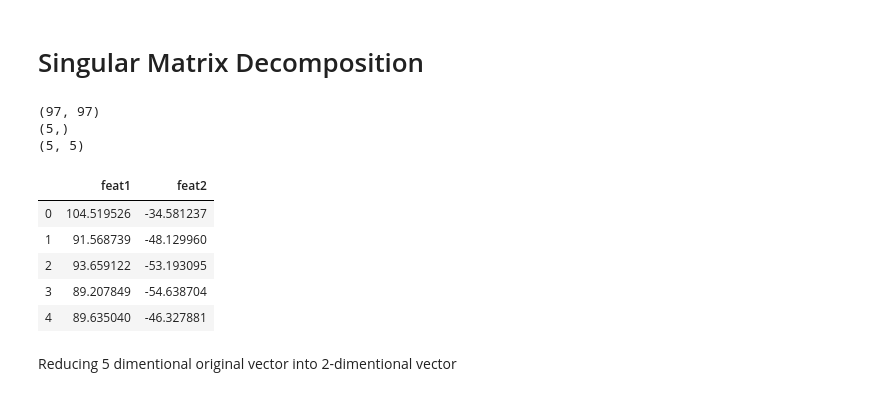
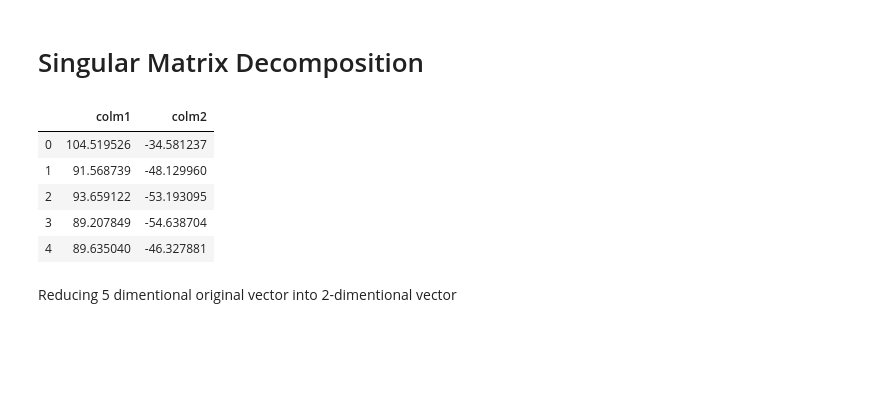
Before and after one commit to Nku64/Assignment, a Jupyter notebook: DataSetPCA.ipynb, the cells around one changed output. Drawn from its saved outputs; the diff is of its cells as text; code cells hidden in the pictures; blank space fills up the shorter version.

```diff
--- a/DataSetPCA.ipynb
+++ b/DataSetPCA.ipynb
@@ -155,23 +155,16 @@ new_dataframe3=pd.DataFrame(data=new_dataset3,columns=['feat1','feat2','feat3'])
 from sklearn.decomposition import TruncatedSVD as SVD
 # %%
 U, s, V = np.linalg.svd(x_vec)
-print(U.shape)
-print(s.shape)
-print(V.shape)
-# %% [output]
-(97, 97)
-(5,)
-(5, 5)
 # %%
 cum_sum=np.cumsum(s)
 # %%
 svd=SVD(2)
 x_reduced=svd.fit_transform(x_vec)
 # %%
-x_red_dataframe=pd.DataFrame(data=x_reduced,columns=['feat1','feat2'])
+x_red_dataframe=pd.DataFrame(data=x_reduced,columns=['colm1','colm2'])
 (x_red_dataframe.head())
 # %% [output]
-|  | feat1 | feat2 |
+|  | colm1 | colm2 |
 | 0 | 104.519526 | -34.581237 |
 | 1 | 91.568739 | -48.129960 |
 | 2 | 93.659122 | -53.193095 |
```
Also changed, not shown: parts of 7 cells of this notebook.
